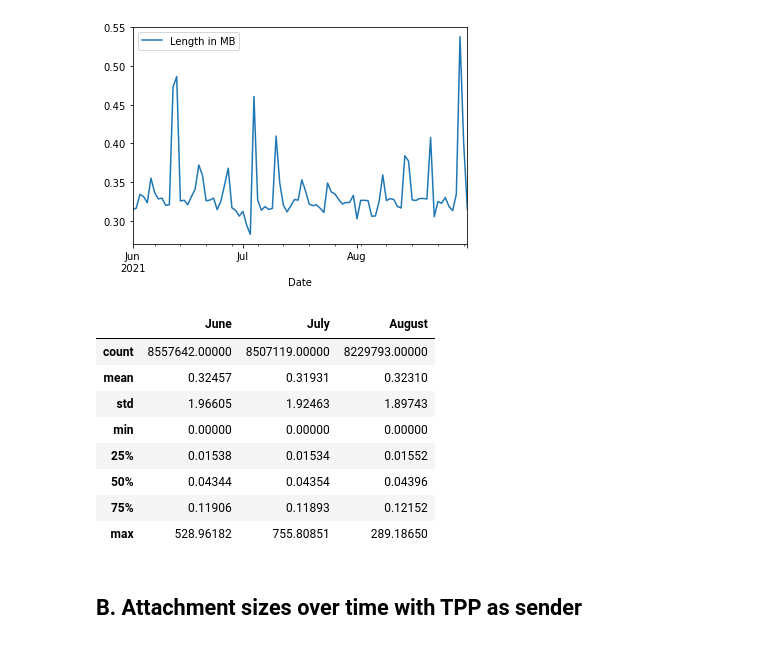
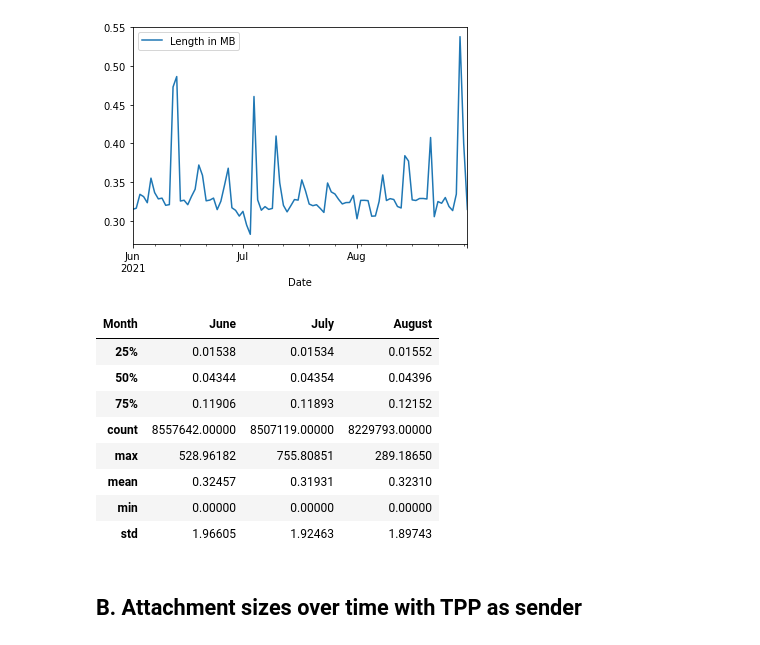
Before and after one commit to nhsconnect/prm-gp2gp-data-sandbox, a Jupyter notebook: notebooks/70-PRMT-2346-attachments-over-time.ipynb, the cells around one changed output. Saved outputs shown, nothing was run; the diff lists cells and outputs as text; code cells hidden in the pictures.

```diff
--- a/notebooks/70-PRMT-2346-attachments-over-time.ipynb
+++ b/notebooks/70-PRMT-2346-attachments-over-time.ipynb
@@ -79,31 +87,23 @@ ehr_attachments_grouped_by_day.plot(kind='line')
 # %%
 # Format float outputs to more readable numbers
 pd.set_option('display.float_format', lambda x: '%.5f' % x)
-# %%
-# Calculate summary statistics for each month - Attachment sizes
-
-june_bool = ehr_attachments['Month'] == "2021-06"
-june_ehr_attachments = ehr_attachments[june_bool]
-june_ehr_attachments_summary = june_ehr_attachments[["Length in MB"]].describe().rename(columns={"Length in MB": "June"})
-
-july_bool = ehr_attachments['Month'] == "2021-07"
-july_ehr_attachments = ehr_attachments[july_bool]
-july_ehr_attachments_summary = july_ehr_attachments[["Length in MB"]].describe().rename(columns={"Length in MB": "July"})
-
-august_bool = ehr_attachments['Month'] == "2021-08"
-august_ehr_attachments = ehr_attachments[august_bool]
-august_ehr_attachments_summary = august_ehr_attachments[["Length in MB"]].describe().rename(columns={"Length in MB": "August"})
-
-pd.concat([june_ehr_attachments_summary, july_ehr_attachments_summary, august_ehr_attachments_summary], axis=1)
-# %% [output]
-|  | June | July | August |
-| count | 8557642.00000 | 8507119.00000 | 8229793.00000 |
-| mean | 0.32457 | 0.31931 | 0.32310 |
-| std | 1.96605 | 1.92463 | 1.89743 |
-| min | 0.00000 | 0.00000 | 0.00000 |
-| 25% | 0.01538 | 0.01534 | 0.01552 |
-| 50% | 0.04344 | 0.04354 | 0.04396 |
-| 75% | 0.11906 | 0.11893 | 0.12152 |
-| max | 528.96182 | 755.80851 | 289.18650 |
+# %%
+def generate_monthly_attachment_size_stats(dataframe):
+    return (pd
+        .pivot_table(dataframe, values="Length in MB", columns=["Month"], aggfunc="describe")
+        .rename(columns={6: "June", 7: "July", 8: "August"})
+    )
+# %%
+generate_monthly_attachment_size_stats(ehr_attachments)
+# %% [output]
+| Month | June | July | August |
+| 25% | 0.01538 | 0.01534 | 0.01552 |
+| 50% | 0.04344 | 0.04354 | 0.04396 |
+| 75% | 0.11906 | 0.11893 | 0.12152 |
+| count | 8557642.00000 | 8507119.00000 | 8229793.00000 |
+| max | 528.96182 | 755.80851 | 289.18650 |
+| mean | 0.32457 | 0.31931 | 0.32310 |
+| min | 0.00000 | 0.00000 | 0.00000 |
+| std | 1.96605 | 1.92463 | 1.89743 |
 # %% [markdown]
 ## B. Attachment sizes over time with TPP as sender
```
Also changed, not shown: parts of 15 cells of this notebook.
